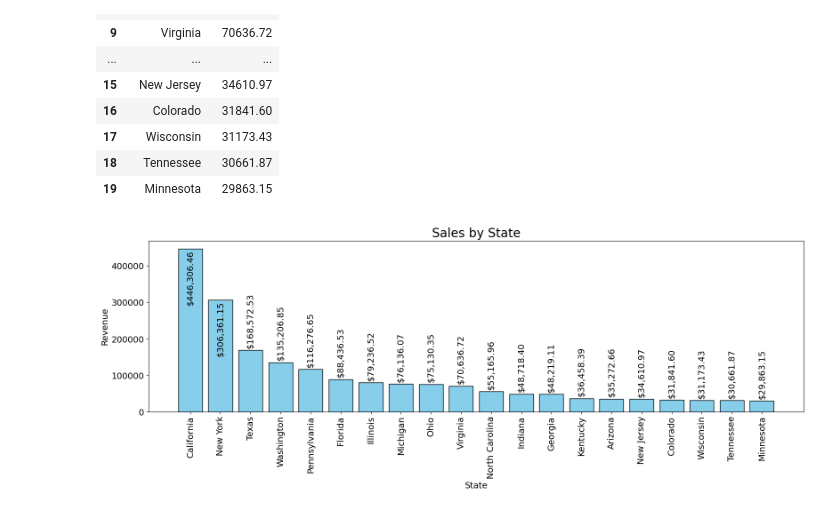
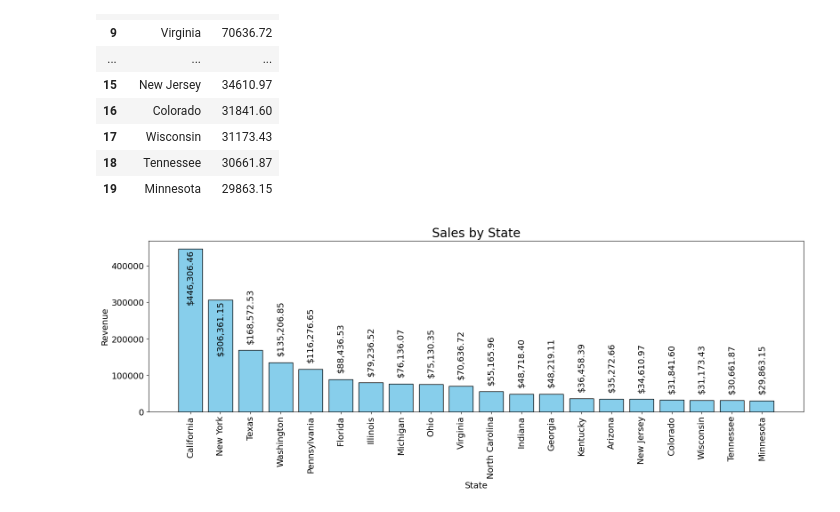
Before and after one commit to MrIsCM/DataProjects, a Jupyter notebook: P1_Sales_DA/main.ipynb, the cells around one changed output. Drawn from its saved outputs; the diff is of its cells as text; code cells hidden in the pictures.

Commit message:
Some plots more. Revisit the pie chart.

```diff
--- a/P1_Sales_DA/main.ipynb
+++ b/P1_Sales_DA/main.ipynb
@@ -40,8 +42,8 @@ Product Name      object
 Sales            float64
 dtype: object
 # %%
-raw_df.drop('Row ID', axis=1, inplace=True)
-raw_df['Order Date'] = pd.to_datetime(raw_df['Order Date'], dayfirst=True)
-raw_df['Ship Date'] = pd.to_datetime(raw_df['Ship Date'], dayfirst=True)
-raw_df.sort_values('Order Date', inplace=True)
-raw_df.set_index('Order Date', inplace=True)
+data.drop('Row ID', axis=1, inplace=True)
+data['Order Date'] = pd.to_datetime(data['Order Date'], dayfirst=True)
+data['Ship Date'] = pd.to_datetime(data['Ship Date'], dayfirst=True)
+data.sort_values('Order Date', inplace=True)
+data.set_index('Order Date', inplace=True)
@@ -100,5 +92,5 @@ raw_df[(raw_df['City'] == 'Burlington') & (raw_df['State'] == 'Vermont') & (raw_
 |  | Order ID | Ship Date | Ship Mode | Customer ID | Customer Name | Segment | Country | City | State | ... |
 | Order Date |  |  |  |  |  |  |  |  |  | ... |
 # %%
-raw_df['Postal Code'].fillna(5401, inplace=True)
+data['Postal Code'].fillna(5401, inplace=True)
 # %%
@@ -124,5 +120,5 @@ dtype: int64
 # %%
-top_20_customers = raw_df.groupby('Customer Name')['Sales'].sum().sort_values(ascending=False).head(20)
+top_20_customers = data.groupby('Customer Name')['Sales'].sum().sort_values(ascending=False).head(20)
 top_20_customers = top_20_customers.reset_index()
 top_20_customers['Sales'] = top_20_customers['Sales'].round(2)
 top_20_customers
@@ -158,5 +156,5 @@ for index, sales in top_20_customers["Sales"].items():
 # %%
-top_states = raw_df.groupby('State')['Sales'].sum().sort_values(ascending=False).head(20)
+top_states = data.groupby('State')['Sales'].sum().sort_values(ascending=False).head(20)
 top_states = top_states.reset_index()
 top_states['Sales'] = top_states['Sales'].round(2)
 top_states
@@ -181,17 +179,20 @@ top_states
 # %%
 plt.figure()
 plt.title("Sales by State", fontsize=20)
 plt.bar(top_states['State'], top_states['Sales'], color='skyblue', edgecolor='black')
 
 plt.ylabel('Revenue')
 plt.xlabel('State')
 
 plt.xticks(rotation=90)
 
+offset1 = top_states['Sales'].max()/3
+offset2 = top_states['Sales'].max()/20
+
 for index, sales in top_states["Sales"].items():
 	if sales > top_states['Sales'].max()/2:
-		plt.text(index, sales-150000,f"${sales:,.2f}", fontsize=14, rotation=90, color='k', ha='center')
+		plt.text(index, sales - offset1,f"${sales:,.2f}", fontsize=14, rotation=90, color='k', ha='center')
 	else:
-		plt.text(index, sales+10000,f"${sales:,.2f}", fontsize=14, rotation=90, color='k', ha='center')
+		plt.text(index, sales + offset2,f"${sales:,.2f}", fontsize=14, rotation=90, color='k', ha='center')
 # %% [output]
-[figure, old version]
+[figure, new version]
```
Also changed, not shown: parts of 17 cells of this notebook.
